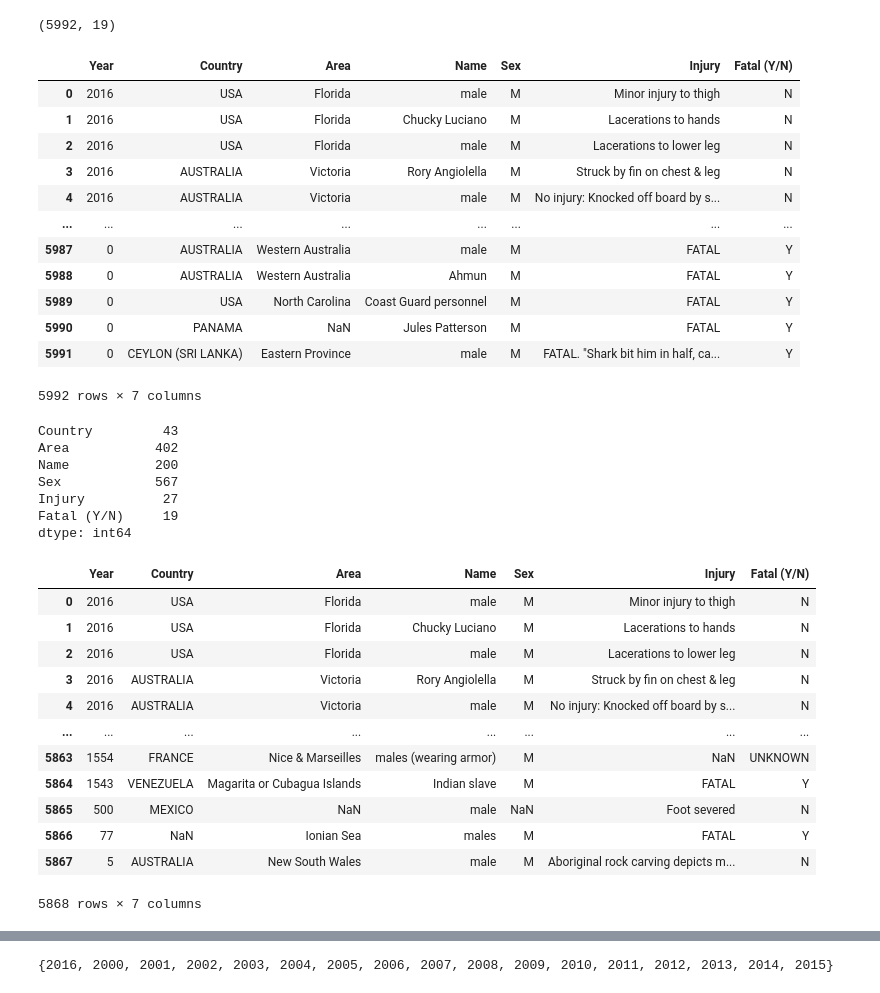
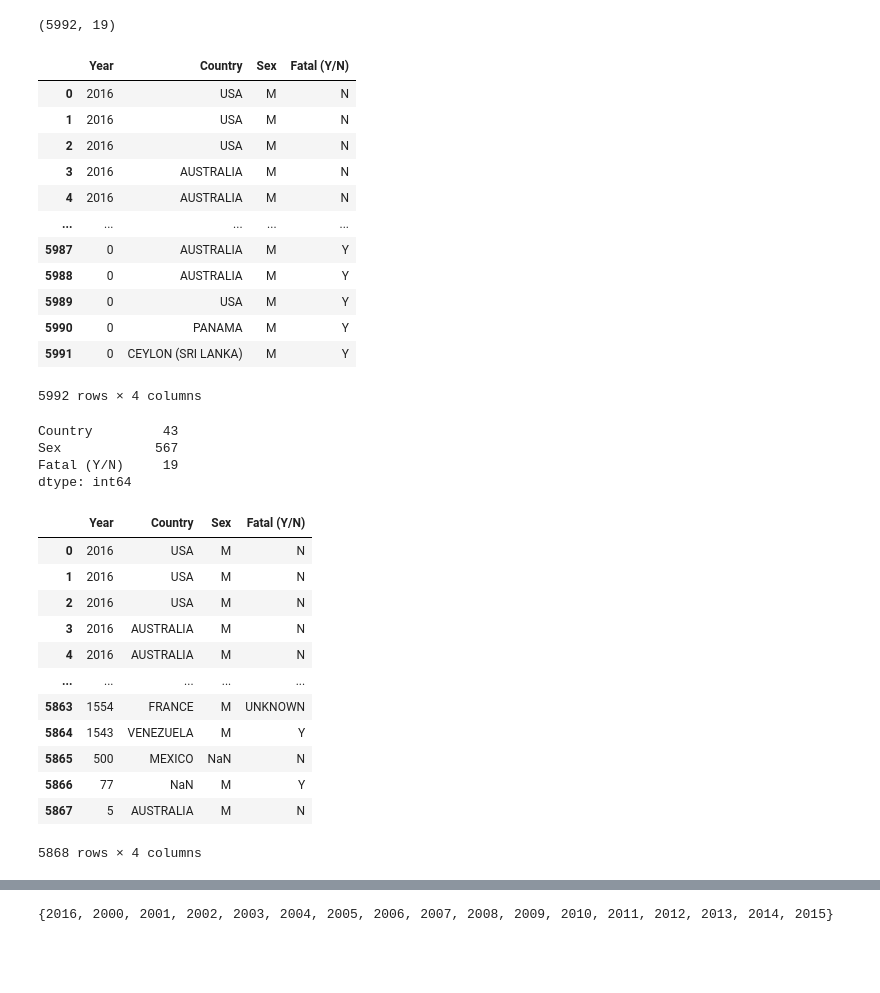
Before and after one commit to seorakwon/pandas-project, a Jupyter notebook: jupyter/my code.ipynb, the cells around one changed output, grey strips where cells are left out. Saved outputs shown, nothing was run; the diff lists cells and outputs as text; code cells hidden in the pictures; blank space fills up the shorter version.

```diff
--- a/jupyter/my code.ipynb
+++ b/jupyter/my code.ipynb
@@ -125,39 +126,33 @@ print(data2.shape)
 # %% [output]
 (5992, 19)
 # %%
-data3 = data2.drop(['Case Number', 'Date', 'Location', 'Activity', 'Type', 'original order', 'Investigator or Source', 'pdf', 'href formula', 'href', 'Case Number.1', 'Case Number.2'], axis =1)
+# Delete columns that are not relevant for my theory
+
+data3 = data2.drop(['Case Number', 'Area', 'Date', 'Name', 'Injury', 'Location', 'Activity', 'Type', 'original order', 'Investigator or Source', 'pdf', 'href formula', 'href', 'Case Number.1', 'Case Number.2'], axis =1)
 data3
-
-#Index(['Case Number', 'Date', 'Year', 'Type', 'Country', 'Area', 'Location',
-      # 'Activity', 'Name', 'Sex ', 'Age', 'Injury', 'Fatal (Y/N)', 'Time',
-      # 'Species ', 'Investigator or Source', 'pdf', 'href formula', 'href',
-       #'Case Number.1', 'Case Number.2', 'original order', 'Unnamed: 22',
-       #'Unnamed: 23'],
-      #dtype='object')
 # %% [output]
-|  | Year | Country | Area | Name | Sex | Injury | Fatal (Y/N) |
-| 0 | 2016 | USA | Florida | male | M | Minor injury to thigh | N |
-| 1 | 2016 | USA | Florida | Chucky Luciano | M | Lacerations to hands | N |
-| 2 | 2016 | USA | Florida | male | M | Lacerations to lower leg | N |
-| 3 | 2016 | AUSTRALIA | Victoria | Rory Angiolella | M | Struck by fin on chest & leg | N |
-| 4 | 2016 | AUSTRALIA | Victoria | male | M | No injury: Knocked off board by s... | N |
-| ... | ... | ... | ... | ... | ... | ... | ... |
-| 5987 | 0 | AUSTRALIA | Western Australia | male | M | FATAL | Y |
-| 5988 | 0 | AUSTRALIA | Western Australia | Ahmun | M | FATAL | Y |
-| 5989 | 0 | USA | North Carolina | Coast Guard personnel | M | FATAL | Y |
-| 5990 | 0 | PANAMA | NaN | Jules Patterson | M | FATAL | Y |
-| 5991 | 0 | CEYLON (SRI LANKA) | Eastern Province | male | M | FATAL. "Shark bit him in half, ca... | Y |
+|  | Year | Country | Sex | Fatal (Y/N) |
+| 0 | 2016 | USA | M | N |
+| 1 | 2016 | USA | M | N |
+| 2 | 2016 | USA | M | N |
+| 3 | 2016 | AUSTRALIA | M | N |
+| 4 | 2016 | AUSTRALIA | M | N |
+| ... | ... | ... | ... | ... |
+| 5987 | 0 | AUSTRALIA | M | Y |
+| 5988 | 0 | AUSTRALIA | M | Y |
+| 5989 | 0 | USA | M | Y |
+| 5990 | 0 | PANAMA | M | Y |
+| 5991 | 0 | CEYLON (SRI LANKA) | M | Y |
-5992 rows × 7 columns
+5992 rows × 4 columns
 # %%
+# check null cells per column
+
 null_cols = data3.isnull().sum()
 null_cols
 null_cols[null_cols > 0]
 # %% [output]
 Country         43
-Area           402
-Name           200
 Sex            567
-Injury          27
 Fatal (Y/N)     19
 dtype: int64
 # %%
@@ -167,17 +162,17 @@ data4 = data3[data3.Year != 0]
 
 data4
 # %% [output]
-|  | Year | Country | Area | Name | Sex | Injury | Fatal (Y/N) |
-| 0 | 2016 | USA | Florida | male | M | Minor injury to thigh | N |
-| 1 | 2016 | USA | Florida | Chucky Luciano | M | Lacerations to hands | N |
-| 2 | 2016 | USA | Florida | male | M | Lacerations to lower leg | N |
-| 3 | 2016 | AUSTRALIA | Victoria | Rory Angiolella | M | Struck by fin on chest & leg | N |
-| 4 | 2016 | AUSTRALIA | Victoria | male | M | No injury: Knocked off board by s... | N |
-| ... | ... | ... | ... | ... | ... | ... | ... |
-| 5863 | 1554 | FRANCE | Nice & Marseilles | males (wearing armor) | M | NaN | UNKNOWN |
-| 5864 | 1543 | VENEZUELA | Magarita or Cubagua Islands | Indian slave | M | FATAL | Y |
-| 5865 | 500 | MEXICO | NaN | male | NaN | Foot severed | N |
-| 5866 | 77 | NaN | Ionian Sea | males | M | FATAL | Y |
-| 5867 | 5 | AUSTRALIA | New South Wales | male | M | Aboriginal rock carving depicts m... | N |
+|  | Year | Country | Sex | Fatal (Y/N) |
+| 0 | 2016 | USA | M | N |
+| 1 | 2016 | USA | M | N |
+| 2 | 2016 | USA | M | N |
+| 3 | 2016 | AUSTRALIA | M | N |
+| 4 | 2016 | AUSTRALIA | M | N |
+| ... | ... | ... | ... | ... |
+| 5863 | 1554 | FRANCE | M | UNKNOWN |
+| 5864 | 1543 | VENEZUELA | M | Y |
+| 5865 | 500 | MEXICO | NaN | N |
+| 5866 | 77 | NaN | M | Y |
+| 5867 | 5 | AUSTRALIA | M | N |
-5868 rows × 7 columns
+5868 rows × 4 columns
 # %%
```
Also changed, not shown: parts of 32 cells of this notebook.
